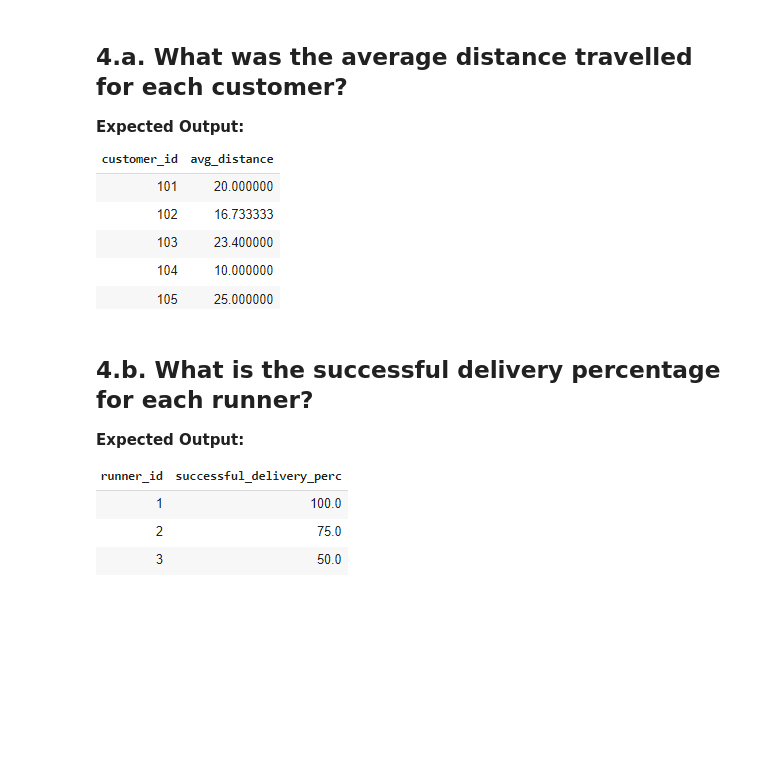
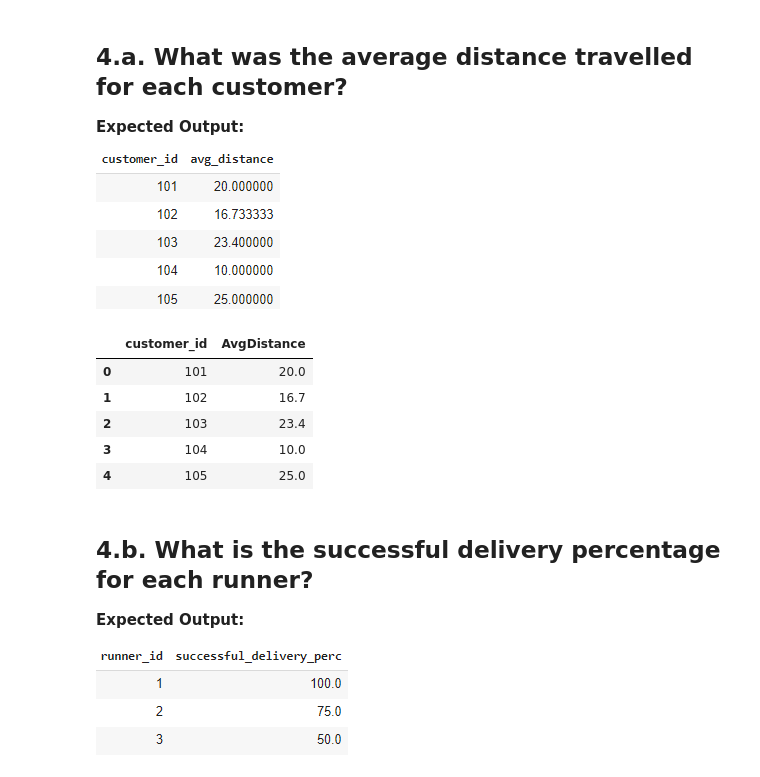
Before and after one commit to vinayakpotdar2114/Daily-Assignemnts, a Jupyter notebook: Assignment_Week_3_Day_2.ipynb, the cells around one changed output. Drawn from its saved outputs; the diff is of its cells as text; code cells hidden in the pictures; blank space fills up the shorter version.

```diff
--- a/Assignment_Week_3_Day_2.ipynb
+++ b/Assignment_Week_3_Day_2.ipynb
@@ -368,3 +398,22 @@ This table contains all of the topping_name values with their corresponding topp
+# %%
+# Write Your Code here
+mysql('''with cte as (
+select c.customer_id, round(avg(r.distance),1) as AvgDistance
+from customer_orders as c
+inner join runner_orders as r
+on c.order_id = r.order_id
+where r.distance != 0
+group by c.customer_id)
+select * from cte;''')
+
+# Referenced this code
+# %% [output]
+|  | customer_id | AvgDistance |
+| 0 | 101 | 20.0 |
+| 1 | 102 | 16.7 |
+| 2 | 103 | 23.4 |
+| 3 | 104 | 10.0 |
+| 4 | 105 | 25.0 |
 # %% [markdown]
 ## 4.b. What is the successful delivery percentage for each runner?
 
```
Also changed, not shown: parts of 12 cells of this notebook.
